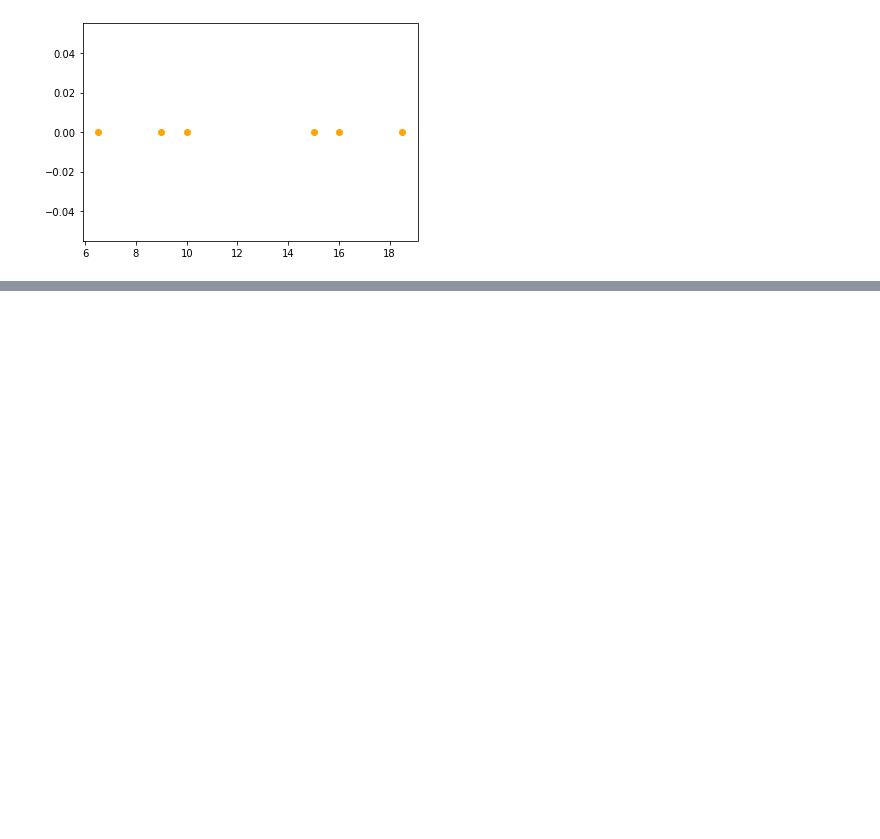
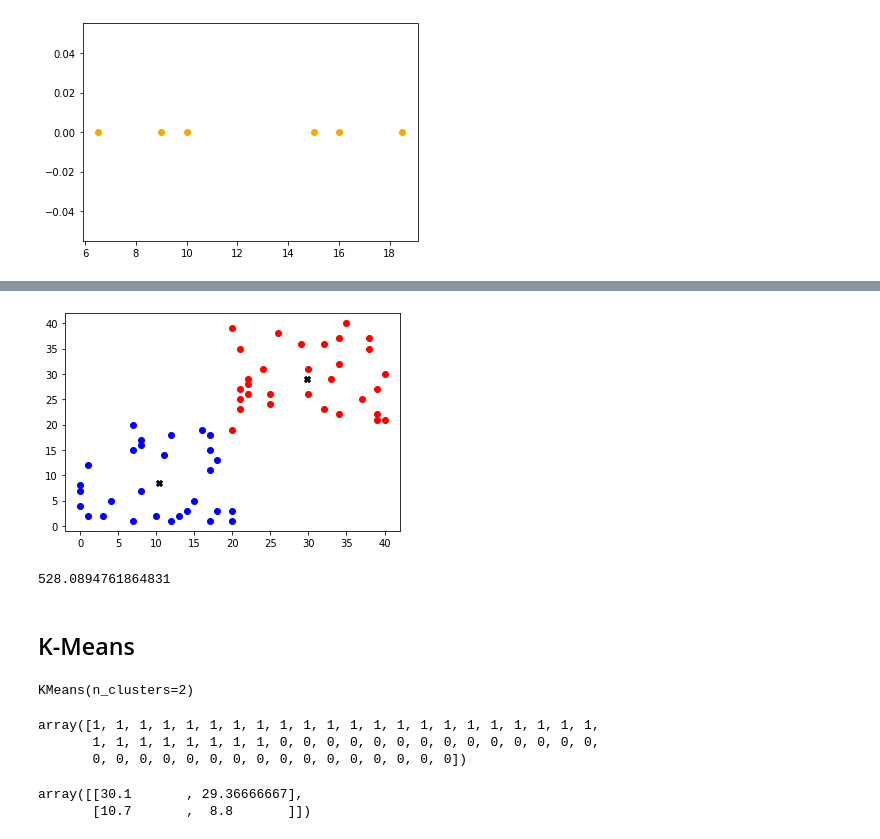
Before and after one commit to mowgliluciano/GA-clustering, a Jupyter notebook: TestPrimer.ipynb, the cells around one changed output, grey strips where cells are left out. Cells and saved outputs as stored; diff of their text form; code cells hidden in the pictures; blank space fills up the shorter version.

```diff
--- a/TestPrimer.ipynb
+++ b/TestPrimer.ipynb
@@ -88,0 +93,6 @@ dict_values([[1, 2, 3], [4, 5, 6], [5]])
+# %%
+points2 = xs
+# %%
+model_2 = GACluster(n_clusters=2, max_iter=10, population_size=10, mutation_rate=0.2, elitism_size=4)
+# %%
+model_2.fit(points2)
@@ -88,0 +117,20 @@ dict_values([[1, 2, 3], [4, 5, 6], [5]])
+# %%
+#Crtanje doijenog rezultata
+colors  =  {0:'r', 1:'b'}
+labels = model_2.labels_
+for i in range(len(points2)):
+    plt.scatter(points2[i][0], points2[i][1], c=colors[labels[i]])
+
+# Crtanje centroida
+centres = model_2.cluster_centers_
+for i in range(len(centres)):
+    plt.scatter(centres[i][0], centres[i][1], c='black', marker='X')
+# %% [output]
+[figure, added]
+# %%
+## SSE
+model_2.sse_
+# %% [output]
+528.0894761864831
+# %% [markdown]
+## K-Means
@@ -88,0 +141,17 @@ dict_values([[1, 2, 3], [4, 5, 6], [5]])
+# %%
+model_k_means.fit(points2)
+# %% [output]
+KMeans(n_clusters=2)
+# %%
+labels = model_k_means.labels_
+labels
+# %% [output]
+array([1, 1, 1, 1, 1, 1, 1, 1, 1, 1, 1, 1, 1, 1, 1, 1, 1, 1, 1, 1, 1, 1,
+       1, 1, 1, 1, 1, 1, 1, 1, 0, 0, 0, 0, 0, 0, 0, 0, 0, 0, 0, 0, 0, 0,
+       0, 0, 0, 0, 0, 0, 0, 0, 0, 0, 0, 0, 0, 0, 0, 0])
+# %%
+cenntres = model_k_means.cluster_centers_
+cenntres
+# %% [output]
+array([[30.1       , 29.36666667],
+       [10.7       ,  8.8       ]])
```
Also changed, not shown: parts of 19 cells of this notebook, 2 other files.
